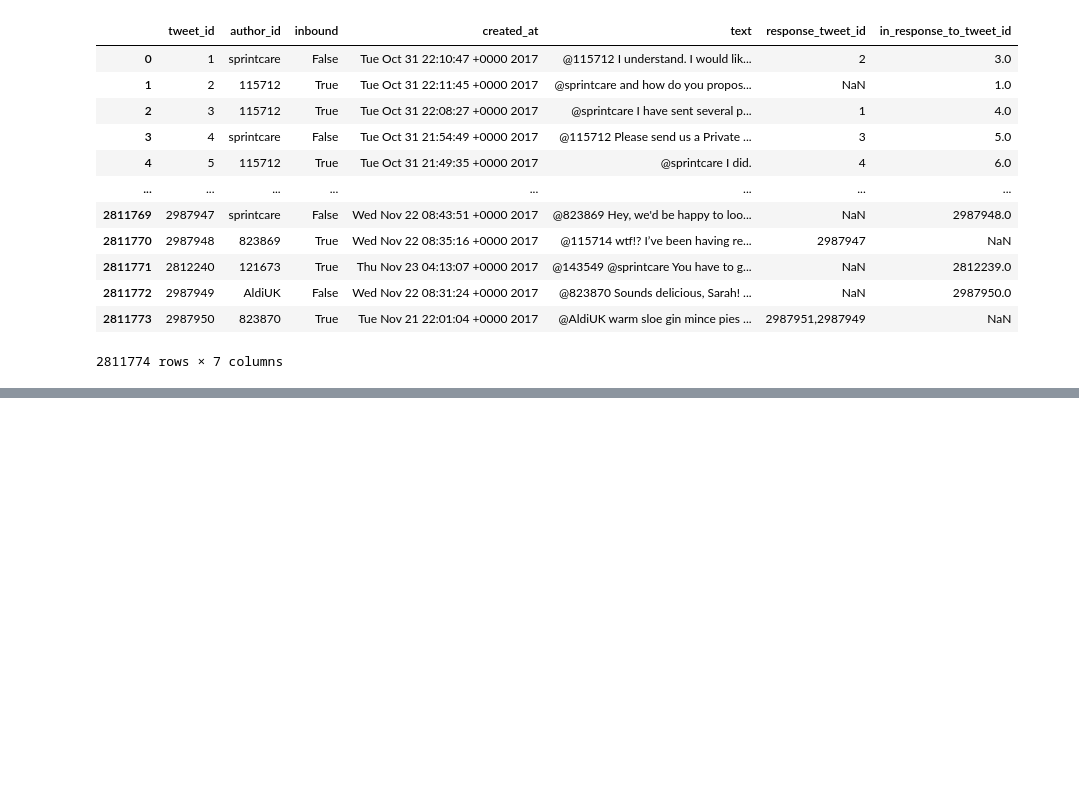
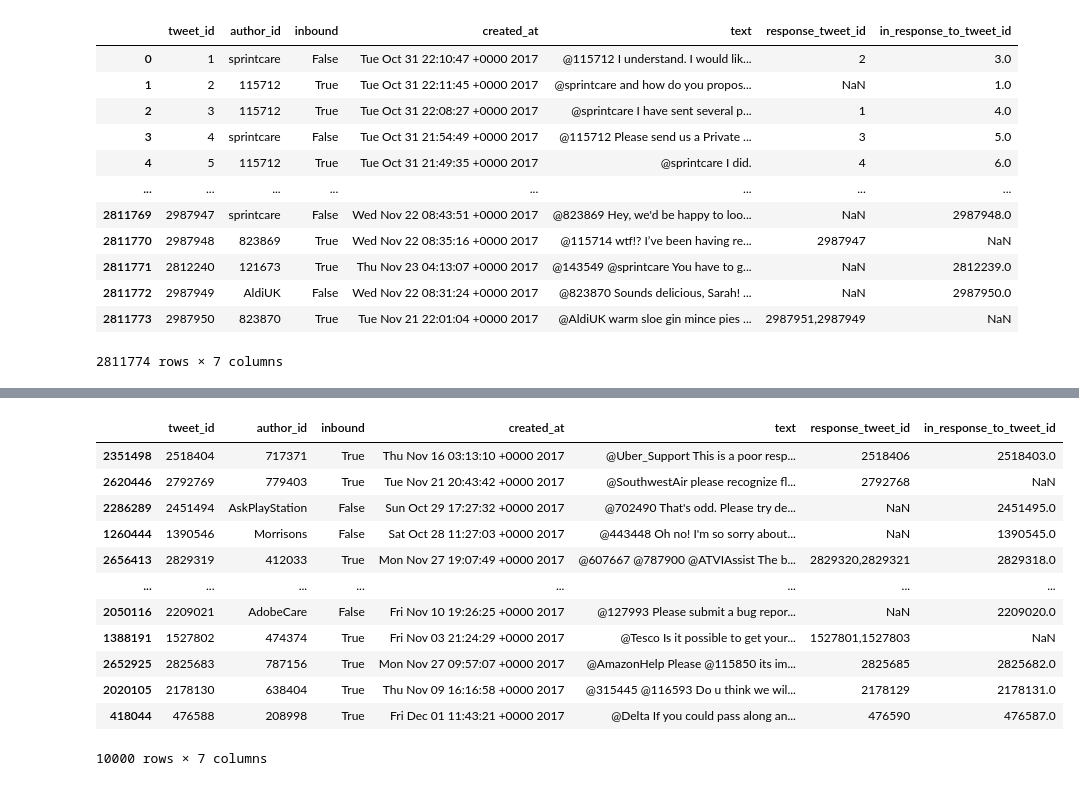
Before and after one commit to rudimentos/Social-Media_Machine-Learning_project, a Jupyter notebook: twcs_jyp.ipynb, the cells around one changed output, grey strips where cells are left out. Cells and saved outputs as stored; diff of their text form; code cells hidden in the pictures; blank space fills up the shorter version.

```diff
--- a/twcs_jyp.ipynb
+++ b/twcs_jyp.ipynb
@@ -56,0 +35,17 @@ df1
+# %%
+df2 = df.sample(n = 10000)
+df2
+# %% [output]
+|  | tweet_id | author_id | inbound | created_at | text | response_tweet_id | in_response_to_tweet_id |
+| 2351498 | 2518404 | 717371 | True | Thu Nov 16 03:13:10 +0000 2017 | @Uber_Support This is a poor resp... | 2518406 | 2518403.0 |
+| 2620446 | 2792769 | 779403 | True | Tue Nov 21 20:43:42 +0000 2017 | @SouthwestAir please recognize fl... | 2792768 | NaN |
+| 2286289 | 2451494 | AskPlayStation | False | Sun Oct 29 17:27:32 +0000 2017 | @702490 That's odd. Please try de... | NaN | 2451495.0 |
+| 1260444 | 1390546 | Morrisons | False | Sat Oct 28 11:27:03 +0000 2017 | @443448 Oh no! I'm so sorry about... | NaN | 1390545.0 |
+| 2656413 | 2829319 | 412033 | True | Mon Nov 27 19:07:49 +0000 2017 | @607667 @787900 @ATVIAssist The b... | 2829320,2829321 | 2829318.0 |
+| ... | ... | ... | ... | ... | ... | ... | ... |
+| 2050116 | 2209021 | AdobeCare | False | Fri Nov 10 19:26:25 +0000 2017 | @127993 Please submit a bug repor... | NaN | 2209020.0 |
+| 1388191 | 1527802 | 474374 | True | Fri Nov 03 21:24:29 +0000 2017 | @Tesco Is it possible to get your... | 1527801,1527803 | NaN |
+| 2652925 | 2825683 | 787156 | True | Mon Nov 27 09:57:07 +0000 2017 | @AmazonHelp Please @115850 its im... | 2825685 | 2825682.0 |
+| 2020105 | 2178130 | 638404 | True | Thu Nov 09 16:16:58 +0000 2017 | @315445 @116593 Do u think we wil... | 2178129 | 2178131.0 |
+| 418044 | 476588 | 208998 | True | Fri Dec 01 11:43:21 +0000 2017 | @Delta If you could pass along an... | 476590 | 476587.0 |
+10000 rows × 7 columns
```
Also changed, not shown: parts of 8 cells of this notebook.
